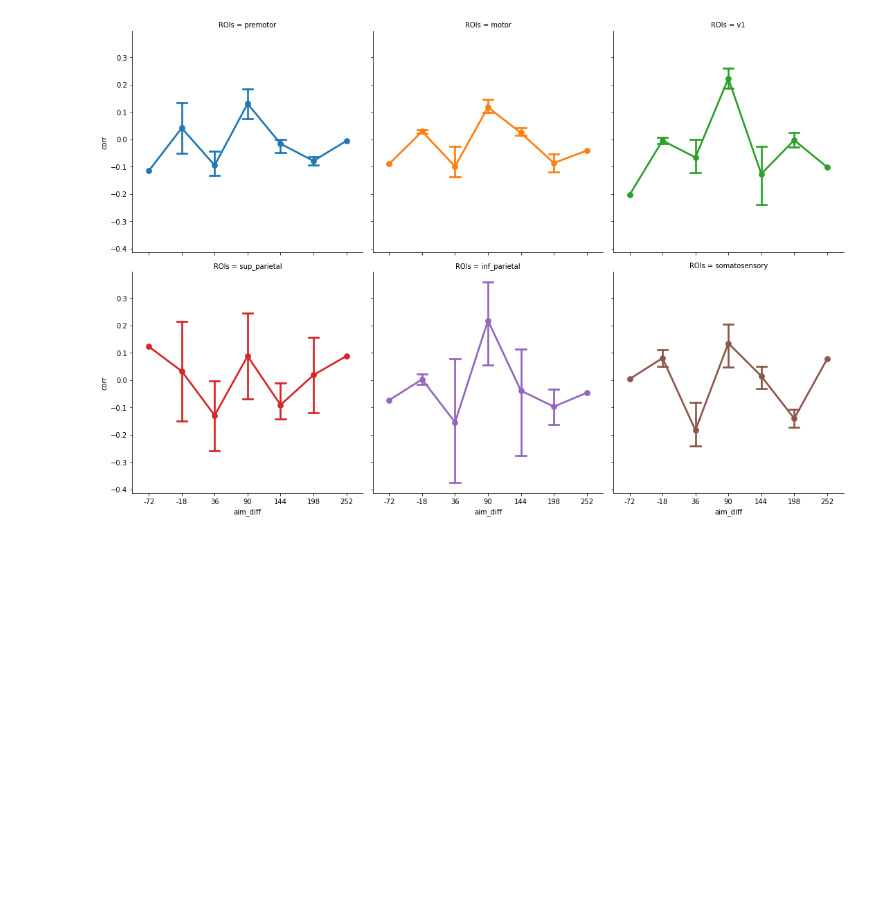
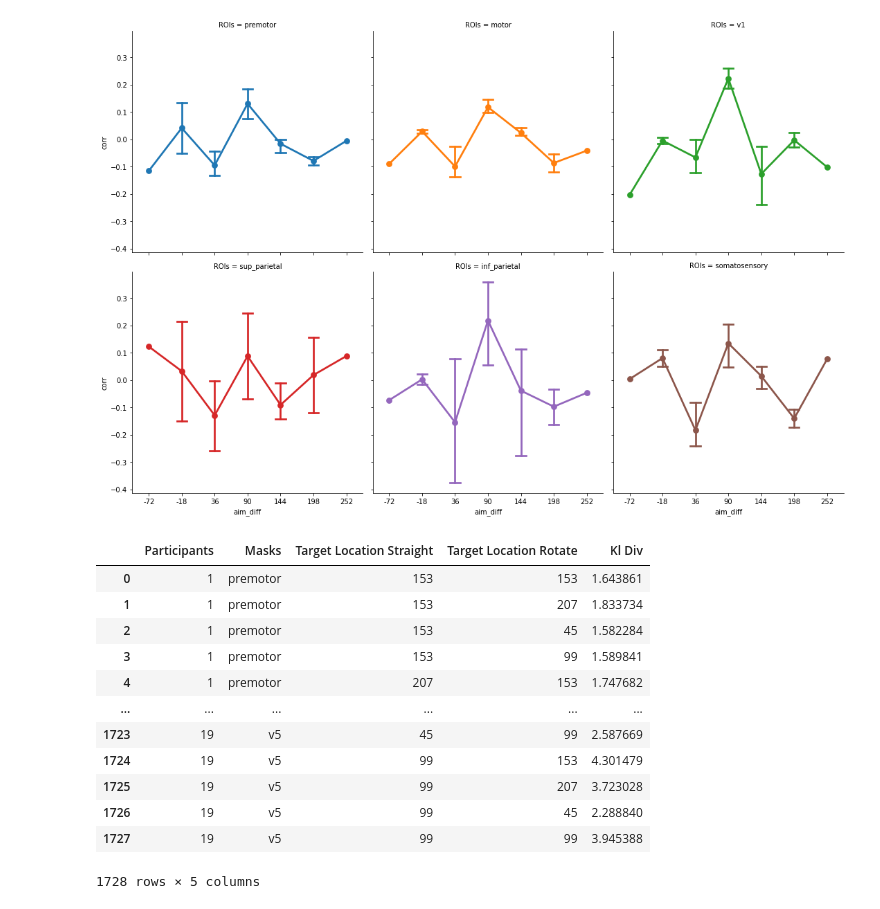
Before and after one commit to tejas-savalia/fmri_project, a Jupyter notebook: across_subjects_mvpa.ipynb, the cells around one changed output. Drawn from its saved outputs; the diff is of its cells as text; code cells hidden in the pictures; blank space fills up the shorter version.

```diff
--- a/across_subjects_mvpa.ipynb
+++ b/across_subjects_mvpa.ipynb
@@ -80,0 +83,16 @@ sns.catplot(x = 'aim_diff', y = 'corr', hue = 'ROIs', col = 'ROIs', col_wrap=3,
+# %%
+kl_div_svm
+# %% [output]
+|  | Participants | Masks | Target Location Straight | Target Location Rotate | Kl Div |
+| 0 | 1 | premotor | 153 | 153 | 1.643861 |
+| 1 | 1 | premotor | 153 | 207 | 1.833734 |
+| 2 | 1 | premotor | 153 | 45 | 1.582284 |
+| 3 | 1 | premotor | 153 | 99 | 1.589841 |
+| 4 | 1 | premotor | 207 | 153 | 1.747682 |
+| ... | ... | ... | ... | ... | ... |
+| 1723 | 19 | v5 | 45 | 99 | 2.587669 |
+| 1724 | 19 | v5 | 99 | 153 | 4.301479 |
+| 1725 | 19 | v5 | 99 | 207 | 3.723028 |
+| 1726 | 19 | v5 | 99 | 45 | 2.288840 |
+| 1727 | 19 | v5 | 99 | 99 | 3.945388 |
+1728 rows × 5 columns
```
Also changed, not shown: parts of 2 cells of this notebook, 31 other files.
